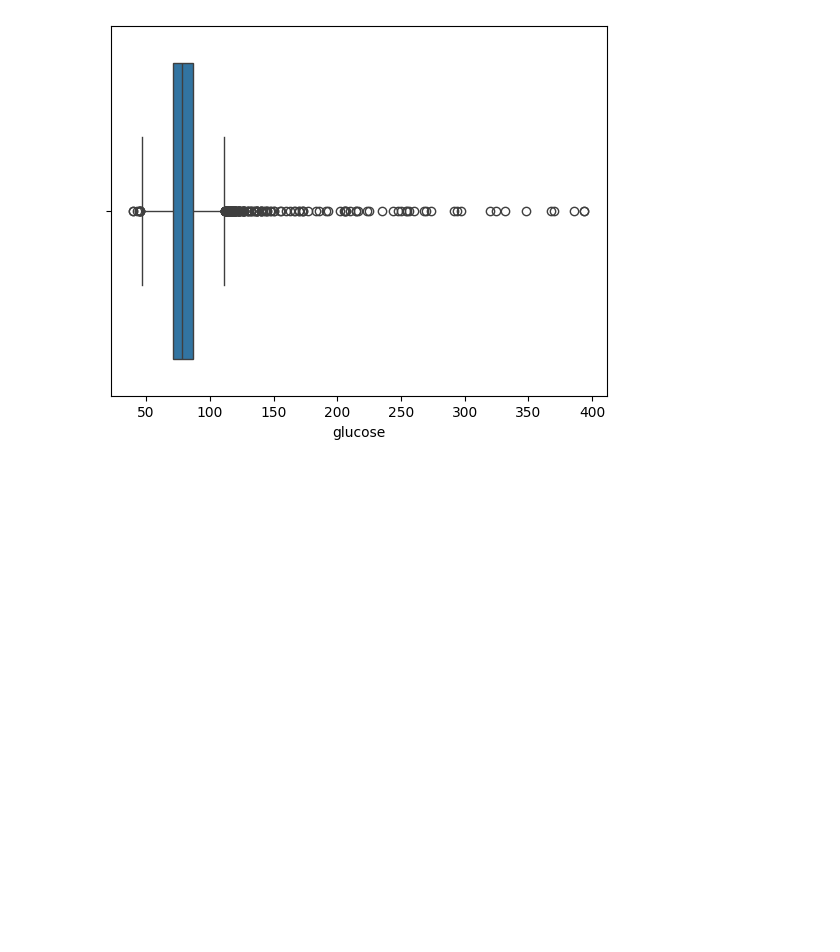
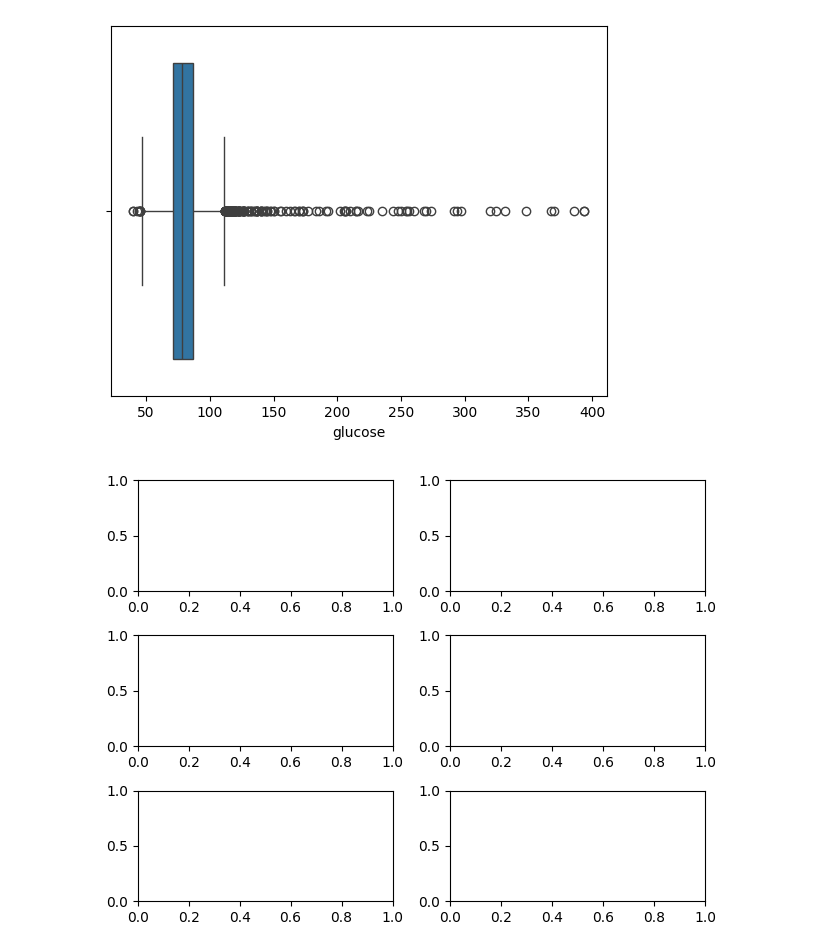
Before and after one commit to RaviSoni804426/AI-Code, a Jupyter notebook: PWIOI Class/heartpatiec.ipynb, the cells around one changed output. Saved outputs shown, nothing was run; the diff lists cells and outputs as text; code cells hidden in the pictures; blank space fills up the shorter version.

```diff
--- a/PWIOI Class/heartpatiec.ipynb
+++ b/PWIOI Class/heartpatiec.ipynb
@@ -223,3 +223,8 @@ for i in Num:
 [figure]
 [figure]
 [figure]
+# %%
+plt.subplots(nrows=3,ncols=2)
+plt.tight_layout()
+# %% [output]
+[figure, added]
```
